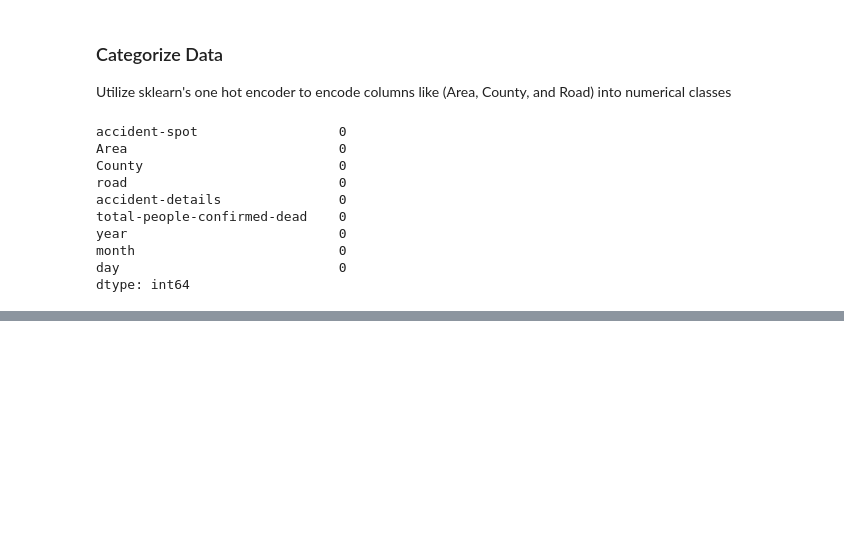
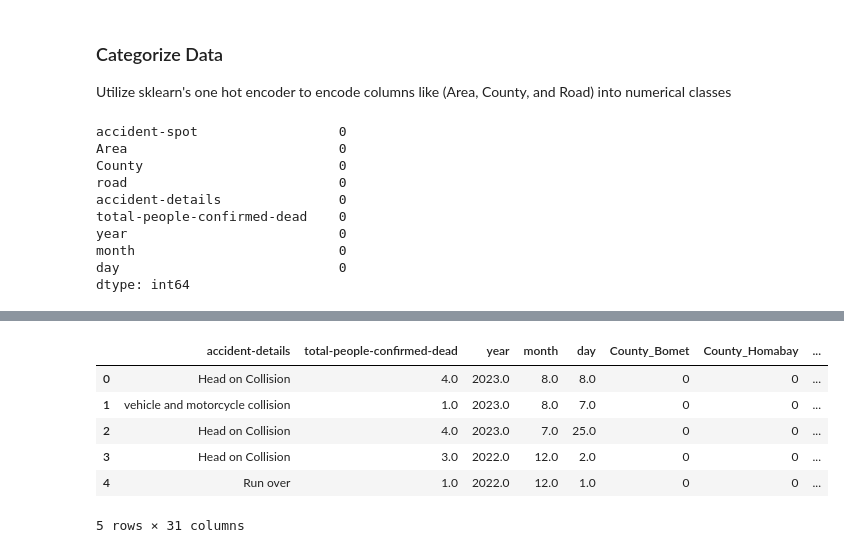
Before and after one commit to Mokowz/Knowledge-Based-Projects, a Jupyter notebook: traffic_pred/predict-accidents.ipynb, the cells around one changed output, grey strips where cells are left out. Drawn from its saved outputs; the diff is of its cells as text; code cells hidden in the pictures; blank space fills up the shorter version.

Commit message:
Categorize and encode the data into columns

```diff
--- a/traffic_pred/predict-accidents.ipynb
+++ b/traffic_pred/predict-accidents.ipynb
@@ -220,0 +232,12 @@ enc = OneHotEncoder()
+# %%
+df['County'] = df['County'].astype(str)
+
+
+# Encode the columns
+dummies = pd.get_dummies(df['County'], prefix='County')
+
+dummies = dummies.astype(int)
+
+df = pd.concat([df, dummies], axis=1)
+
+df.head()
@@ -220,0 +252,13 @@ enc = OneHotEncoder()
+# %%
+# Drop the county, area and accident spot columns
+df = df.drop(columns=['County', 'Area', 'accident-spot', 'road'], axis=1)
+
+df.head()
+# %% [output]
+|  | accident-details | total-people-confirmed-dead | year | month | day | County_Bomet | County_Homabay | ... |
+| 0 | Head on Collision | 4.0 | 2023.0 | 8.0 | 8.0 | 0 | 0 | ... |
+| 1 | vehicle and motorcycle collision | 1.0 | 2023.0 | 8.0 | 7.0 | 0 | 0 | ... |
+| 2 | Head on Collision | 4.0 | 2023.0 | 7.0 | 25.0 | 0 | 0 | ... |
+| 3 | Head on Collision | 3.0 | 2022.0 | 12.0 | 2.0 | 0 | 0 | ... |
+| 4 | Run over | 1.0 | 2022.0 | 12.0 | 1.0 | 0 | 0 | ... |
+5 rows × 31 columns
```
Also changed, not shown: parts of 9 cells of this notebook, 2 other files.
